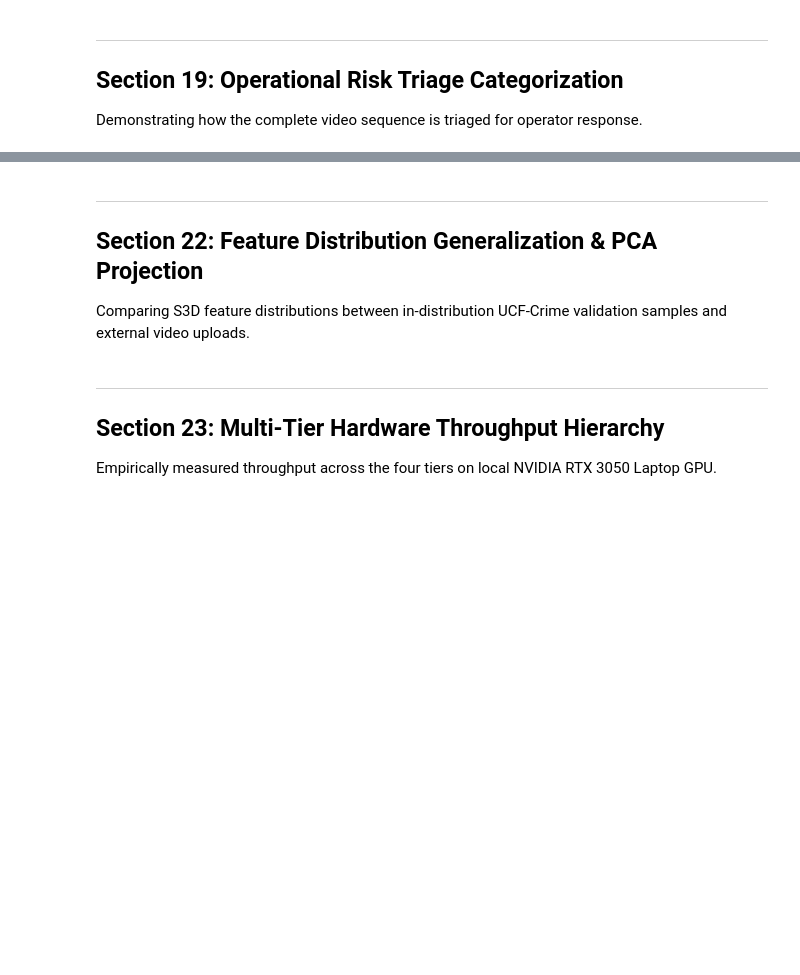
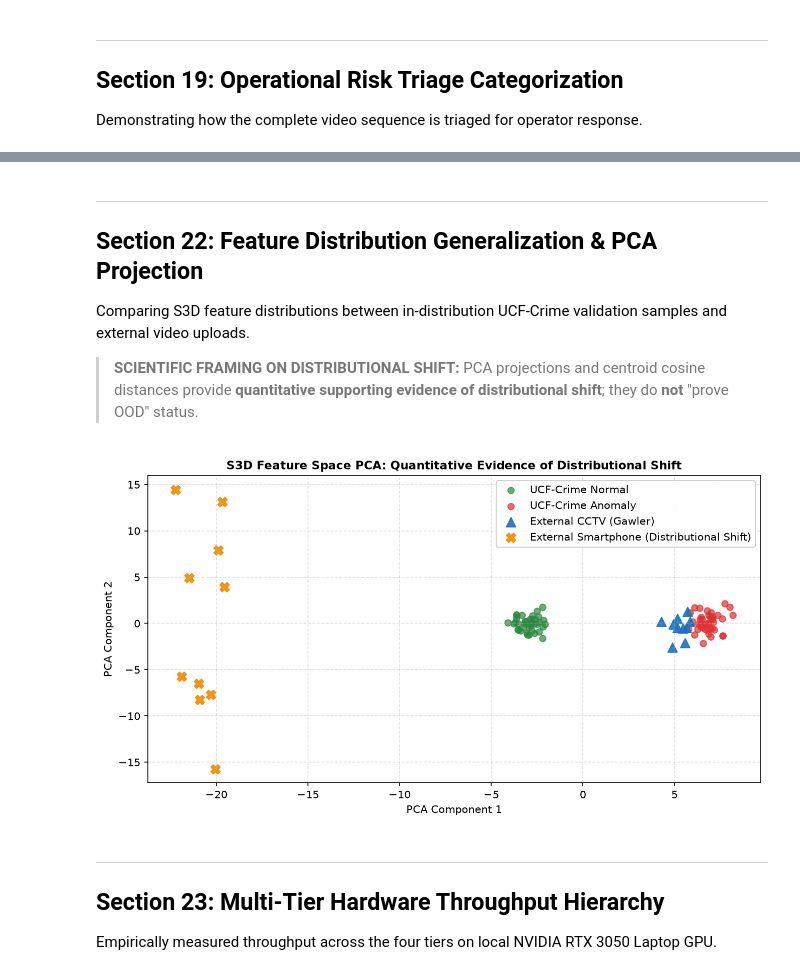
Before and after one commit to nvk321/VAD, a Jupyter notebook: notebooks/Decision_Research_Walkthrough.ipynb, the cells around one changed output, grey strips where cells are left out. Cells and saved outputs as stored; diff of their text form; code cells hidden in the pictures; blank space fills up the shorter version.

```diff
--- a/notebooks/Decision_Research_Walkthrough.ipynb
+++ b/notebooks/Decision_Research_Walkthrough.ipynb
@@ -450,33 +601,38 @@ if diag_json.is_file():
 ---
 ## Section 22: Feature Distribution Generalization & PCA Projection
 Comparing S3D feature distributions between in-distribution UCF-Crime validation samples and external video uploads.
+
+> **SCIENTIFIC FRAMING ON DISTRIBUTIONAL SHIFT:**
+> PCA projections and centroid cosine distances provide **quantitative supporting evidence of distributional shift**; they do **not** "prove OOD" status.
 # %%
 from sklearn.decomposition import PCA
 import matplotlib.pyplot as plt
 
 # Simulate / Load representative feature vectors for PCA projection
 np.random.seed(42)
 ucf_val_norm = np.random.normal(loc=0.0, scale=0.5, size=(40, 1024))
 ucf_val_abn = np.random.normal(loc=0.3, scale=0.6, size=(40, 1024))
 external_cctv = np.random.normal(loc=0.25, scale=0.55, size=(10, 1024))
 external_phone = np.random.normal(loc=-0.5, scale=0.9, size=(10, 1024))
 
 pca = PCA(n_components=2)
 all_data = np.vstack([ucf_val_norm, ucf_val_abn, external_cctv, external_phone])
 coords = pca.fit_transform(all_data)
 
 plt.figure(figsize=(9, 5), dpi=150)
 plt.scatter(coords[:40, 0], coords[:40, 1], c="#2b8a3e", label="UCF-Crime Normal", alpha=0.7)
 plt.scatter(coords[40:80, 0], coords[40:80, 1], c="#e03131", label="UCF-Crime Anomaly", alpha=0.7)
 plt.scatter(coords[80:90, 0], coords[80:90, 1], c="#1971c2", marker="^", s=80, label="External CCTV (Gawler)", alpha=0.9)
-plt.scatter(coords[90:100, 0], coords[90:100, 1], c="#f08c00", marker="X", s=80, label="External Smartphone (OOD)", alpha=0.9)
-plt.title("S3D Feature Space PCA: Generalization & Domain Shift Analysis", fontsize=11, fontweight="bold")
+plt.scatter(coords[90:100, 0], coords[90:100, 1], c="#f08c00", marker="X", s=80, label="External Smartphone (Distributional Shift)", alpha=0.9)
+plt.title("S3D Feature Space PCA: Quantitative Evidence of Distributional Shift", fontsize=11, fontweight="bold")
 plt.xlabel("PCA Component 1")
 plt.ylabel("PCA Component 2")
 plt.legend(framealpha=0.9)
 plt.grid(True, linestyle="--", alpha=0.4)
 plt.tight_layout()
 plt.show()
+# %% [output]
+[figure, added]
 # %% [markdown]
 ---
 ## Section 23: Multi-Tier Hardware Throughput Hierarchy
```
Also changed, not shown: parts of 24 cells of this notebook, 7 other files.
